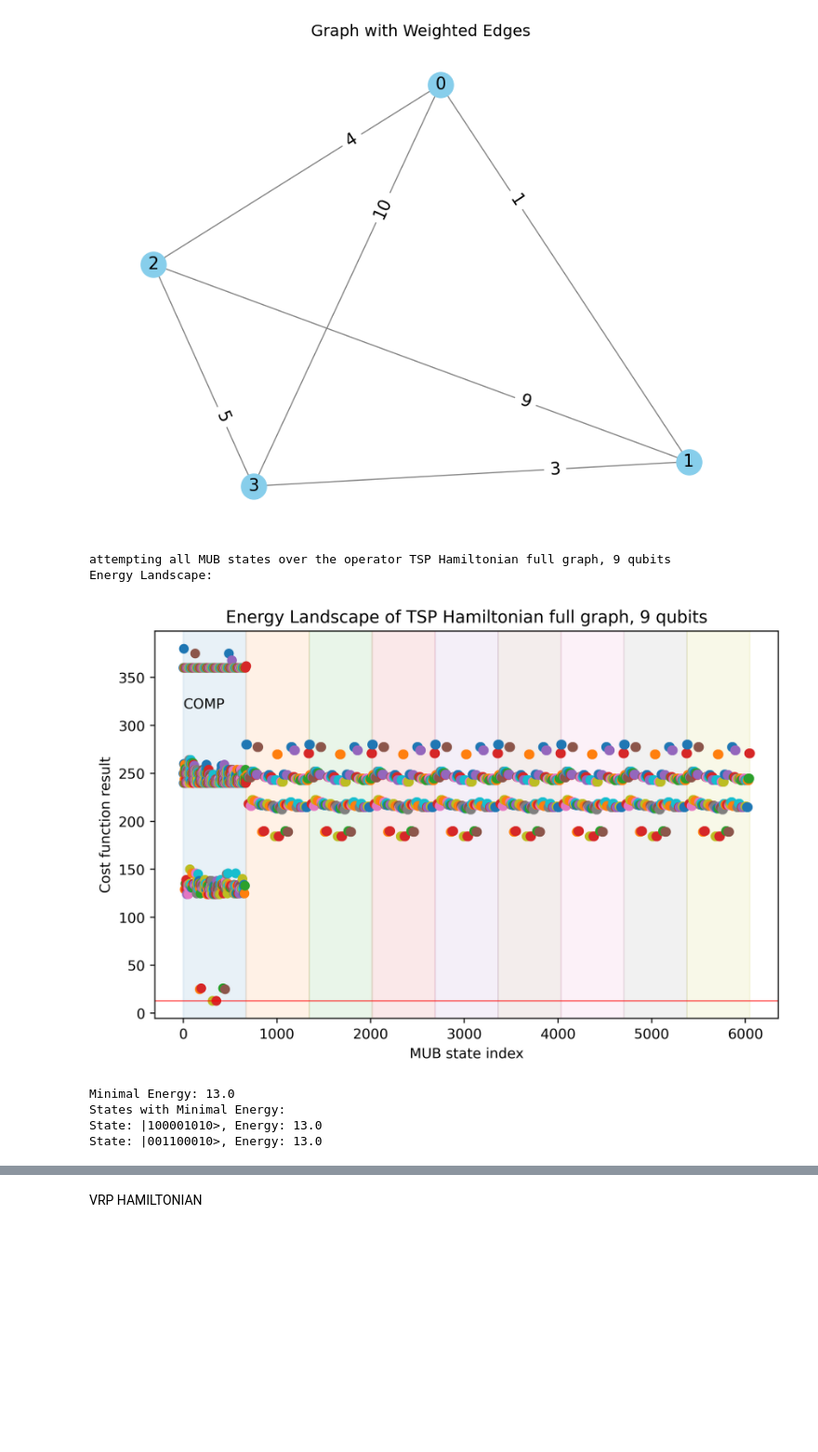
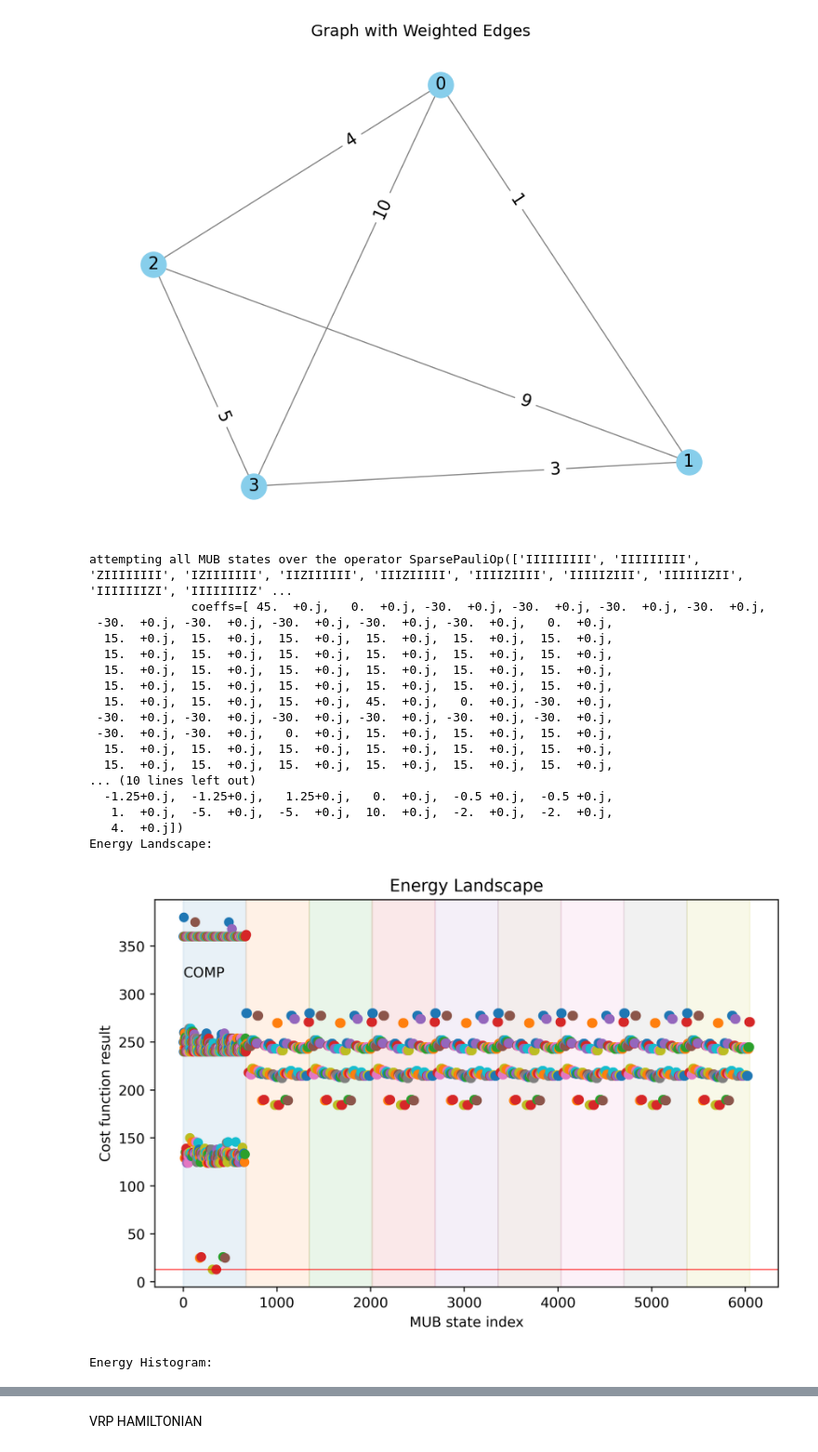
Before and after one commit to barryshaf/SchedullingFlowTime, a Jupyter notebook: tsp_vrp_hams.ipynb, the cells around one changed output, grey strips where cells are left out. Shown at 93% size. Cells and saved outputs as stored; diff of their text form; code cells hidden in the pictures; blank space fills up the shorter version.

```diff
--- a/tsp_vrp_hams.ipynb
+++ b/tsp_vrp_hams.ipynb
@@ -387,19 +387,31 @@ from scipy.linalg import eigh
 # %%
 from ipynb.fs.full.ansatz import get_twolocal
 from qiskit.quantum_info import SparsePauliOp
 import networkx as nx
 import random
 
 from hamiltonians import gen_trans_ising_op, get_exact_ground, gen_maxcut_op, gen_maxcut_op_from_graph
 from experiment_utils import *
 
 random.seed(5)
-TSP_landscape = run_and_record_landscape(H_total_TSP_full_graph, n_mub_qubits=3, desc="TSP Hamiltonian full graph, 9 qubits")
+TSP_landscape = run_and_record_landscape(H_total_TSP_full_graph, n_mub_qubits=3, desc="")
 # %% [output]
-attempting all MUB states over the operator TSP Hamiltonian full graph, 9 qubits
+attempting all MUB states over the operator SparsePauliOp(['IIIIIIIII', 'IIIIIIIII', 'ZIIIIIIII', 'IZIIIIIII', 'IIZIIIIII', 'IIIZIIIII', 'IIIIZIIII', 'IIIIIZIII', 'IIIIIIZII', 'IIIIIIIZI', 'IIIIIIIIZ' ...
+              coeffs=[ 45.  +0.j,   0.  +0.j, -30.  +0.j, -30.  +0.j, -30.  +0.j, -30.  +0.j,
+ -30.  +0.j, -30.  +0.j, -30.  +0.j, -30.  +0.j, -30.  +0.j,   0.  +0.j,
+  15.  +0.j,  15.  +0.j,  15.  +0.j,  15.  +0.j,  15.  +0.j,  15.  +0.j,
+  15.  +0.j,  15.  +0.j,  15.  +0.j,  15.  +0.j,  15.  +0.j,  15.  +0.j,
+  15.  +0.j,  15.  +0.j,  15.  +0.j,  15.  +0.j,  15.  +0.j,  15.  +0.j,
+  15.  +0.j,  15.  +0.j,  15.  +0.j,  15.  +0.j,  15.  +0.j,  15.  +0.j,
+  15.  +0.j,  15.  +0.j,  15.  +0.j,  45.  +0.j,   0.  +0.j, -30.  +0.j,
+ -30.  +0.j, -30.  +0.j, -30.  +0.j, -30.  +0.j, -30.  +0.j, -30.  +0.j,
+ -30.  +0.j, -30.  +0.j,   0.  +0.j,  15.  +0.j,  15.  +0.j,  15.  +0.j,
+  15.  +0.j,  15.  +0.j,  15.  +0.j,  15.  +0.j,  15.  +0.j,  15.  +0.j,
+  15.  +0.j,  15.  +0.j,  15.  +0.j,  15.  +0.j,  15.  +0.j,  15.  +0.j,
+... (10 lines left out)
+  -1.25+0.j,  -1.25+0.j,   1.25+0.j,   0.  +0.j,  -0.5 +0.j,  -0.5 +0.j,
+   1.  +0.j,  -5.  +0.j,  -5.  +0.j,  10.  +0.j,  -2.  +0.j,  -2.  +0.j,
+   4.  +0.j])
 Energy Landscape:
-[figure, old version]
+[figure, new version]
-Minimal Energy: 13.0
-States with Minimal Energy:
-State: |100001010>, Energy: 13.0
-State: |001100010>, Energy: 13.0
+Energy Histogram:
```
Also changed, not shown: parts of 4 cells of this notebook.
